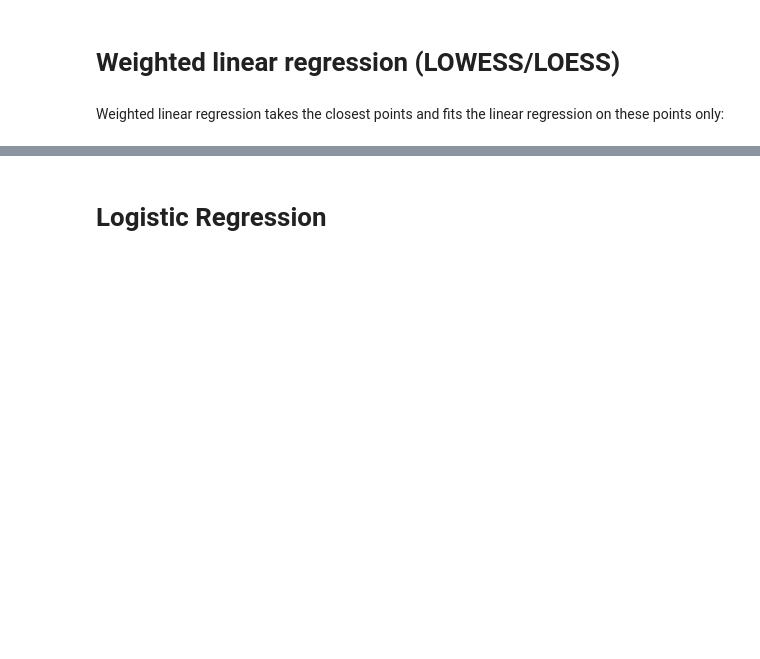
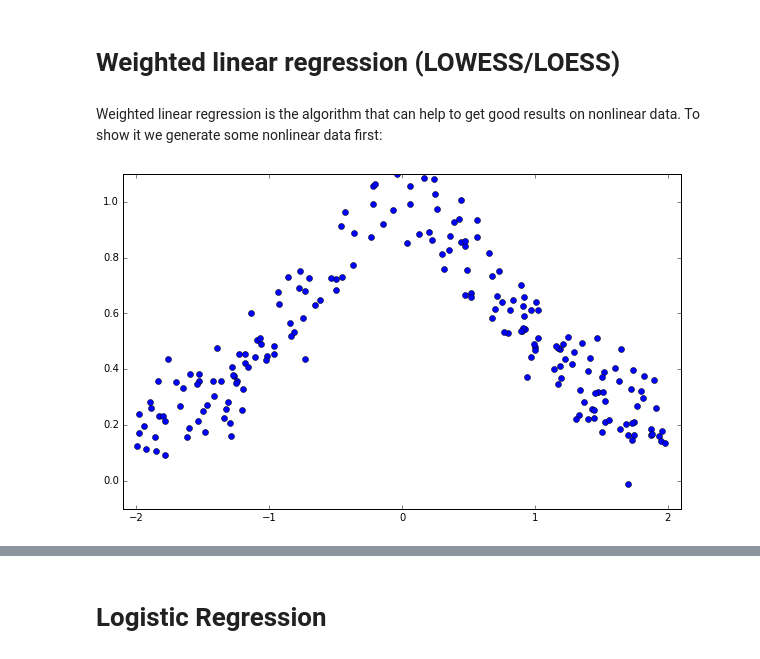
Before and after one commit to NimJ/MTH594_MachineLearning, a Jupyter notebook: ipython/Lecture2.ipynb, the cells around one changed output, grey strips where cells are left out. Drawn from its saved outputs; the diff is of its cells as text; code cells hidden in the pictures; blank space fills up the shorter version.

```diff
--- a/ipython/Lecture2.ipynb
+++ b/ipython/Lecture2.ipynb
@@ -20,12 +18,15 @@ import sklearn.datasets as ds
 %matplotlib inline
 # %% [markdown]
 # Weighted linear regression (LOWESS/LOESS)
-# %% [markdown]
-Weighted linear regression takes the closest points and fits the linear regression on these points only:
+# %% [markdown]
+Weighted linear regression is the algorithm that can help to get good results on nonlinear data. To show it we generate some nonlinear data first:
 # %%
-import statsmodels.api as sm
+X_train = np.random.uniform(low = -2, high = 2, size=200)
+y_train = 1.0/(1.0 + np.power(X_train,2)) + np.random.normal(size=len(X_train), scale=0.1)
 
-lowess = sm.nonparametric.lowess
-x = np.random.uniform(low = -2, high = 2, size=200)
-y = 1.0/(1.0 + np.power(x,2)) + np.random.normal(size=len(x), scale=0.1)
-p = lowess(y, x, frac=0.6, it=100)
+fig = plt.figure(figsize=(10,6))
+ax = plt.axes(xlim=(-2.1, 2.1), ylim=(-0.1, 1.1))
+ax.plot(X_train,y_train, 'o')
+plt.show()
+# %% [output]
+[figure, added]
```
Also changed, not shown: parts of 9 cells of this notebook.
